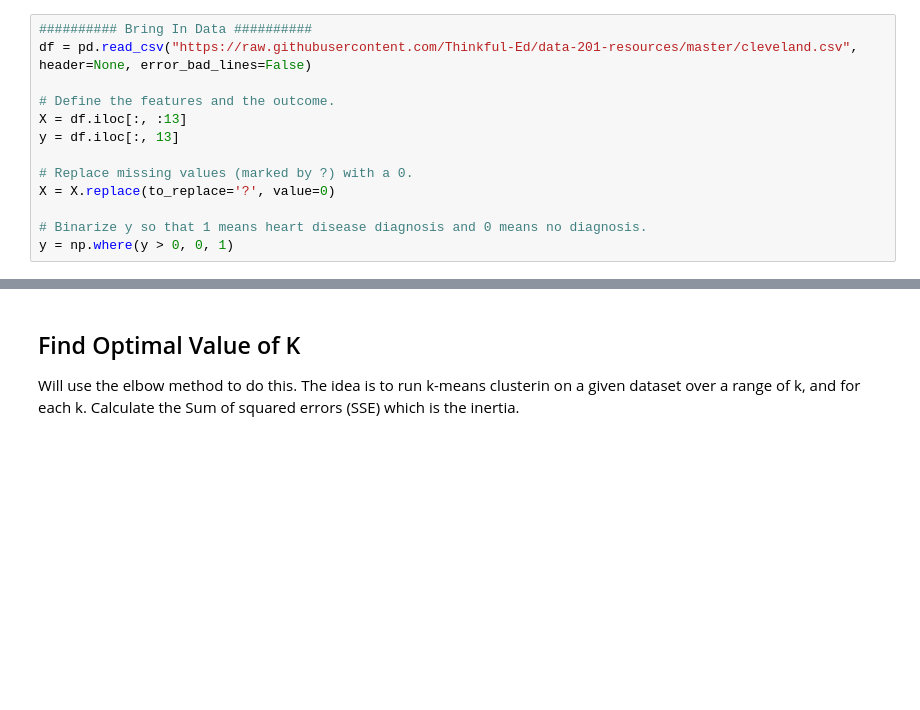
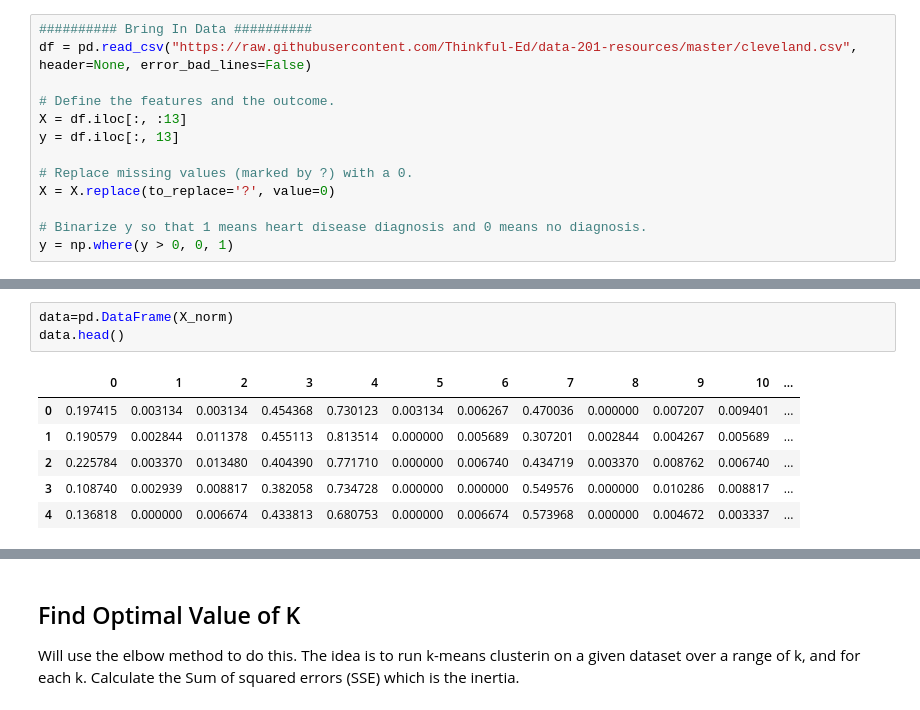
Before and after one commit to madderle/Data-Science-Bootcamp, a Jupyter notebook: Unit 4/More Clusters.ipynb, the cells around one changed output, grey strips where cells are left out. Saved outputs shown, nothing was run; the diff lists cells and outputs as text; blank space fills up the shorter version.

```diff
--- a/Unit 4/More Clusters.ipynb
+++ b/Unit 4/More Clusters.ipynb
@@ -58,3 +58,13 @@ col_0   0   1
 row_0
 0      84  65
 1      55  99
+# %%
+data=pd.DataFrame(X_norm)
+data.head()
+# %% [output]
+|  | 0 | 1 | 2 | 3 | 4 | 5 | 6 | 7 | 8 | 9 | 10 | ... |
+| 0 | 0.197415 | 0.003134 | 0.003134 | 0.454368 | 0.730123 | 0.003134 | 0.006267 | 0.470036 | 0.000000 | 0.007207 | 0.009401 | ... |
+| 1 | 0.190579 | 0.002844 | 0.011378 | 0.455113 | 0.813514 | 0.000000 | 0.005689 | 0.307201 | 0.002844 | 0.004267 | 0.005689 | ... |
+| 2 | 0.225784 | 0.003370 | 0.013480 | 0.404390 | 0.771710 | 0.000000 | 0.006740 | 0.434719 | 0.003370 | 0.008762 | 0.006740 | ... |
+| 3 | 0.108740 | 0.002939 | 0.008817 | 0.382058 | 0.734728 | 0.000000 | 0.000000 | 0.549576 | 0.000000 | 0.010286 | 0.008817 | ... |
+| 4 | 0.136818 | 0.000000 | 0.006674 | 0.433813 | 0.680753 | 0.000000 | 0.006674 | 0.573968 | 0.000000 | 0.004672 | 0.003337 | ... |
```
Also changed, not shown: parts of 5 cells of this notebook.
